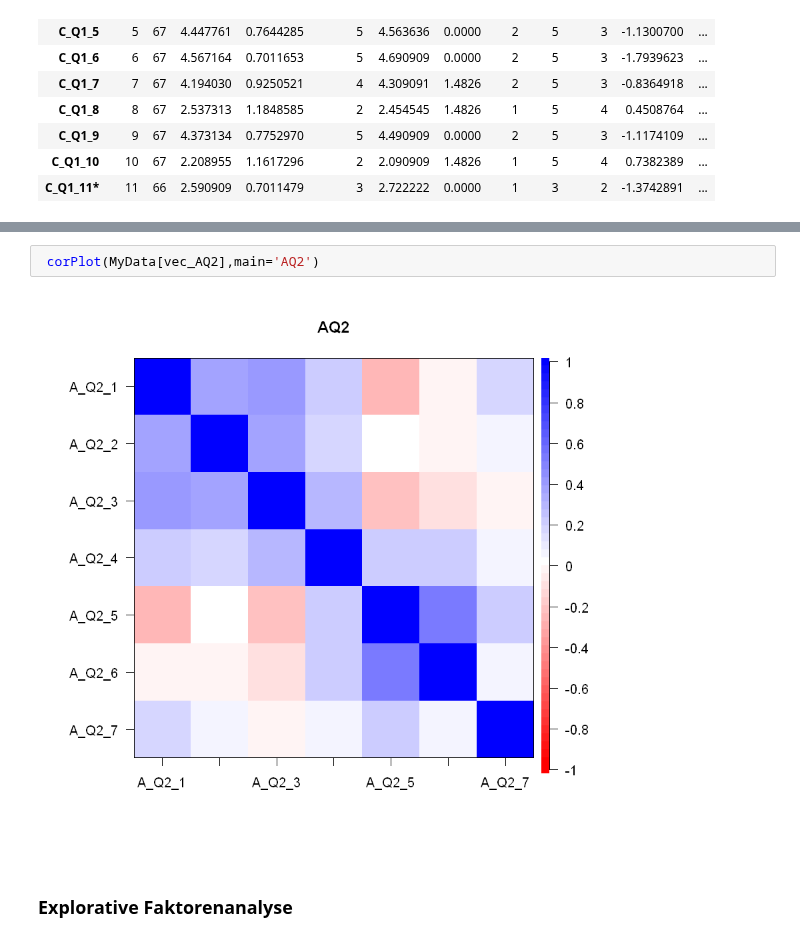
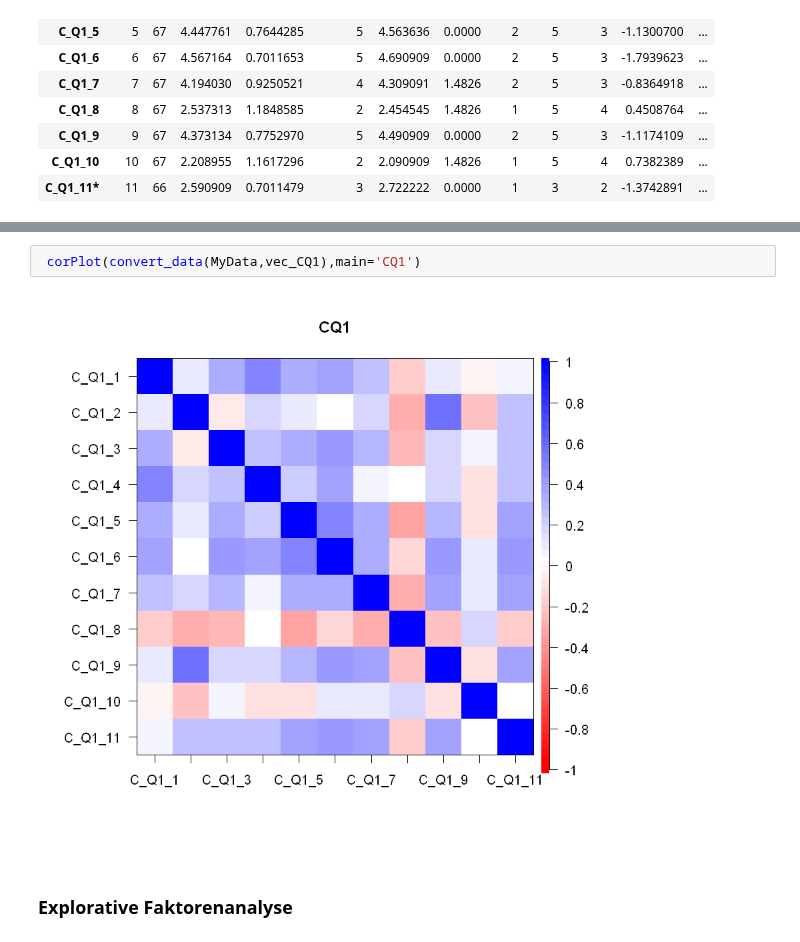
Before and after one commit to martinakienberger/Dissertation_LIS, a Jupyter notebook: IRT.ipynb, the cells around one changed output, grey strips where cells are left out. Drawn from its saved outputs; the diff is of its cells as text.

```diff
--- a/IRT.ipynb
+++ b/IRT.ipynb
@@ -113,6 +122,6 @@ pairs.panels(MyData[vec_AQ2],bg=c("yellow","blue"),pch=21,stars=TRUE)
 # %%
- corPlot(MyData[vec_AQ2],main='AQ2')
+ corPlot(convert_data(MyData,vec_CQ1),main='CQ1')
 # %% [output]
-[figure, old version]
+[figure, new version]
 # %% [markdown]
 ### Explorative Faktorenanalyse
```
Also changed, not shown: parts of 97 cells of this notebook.
